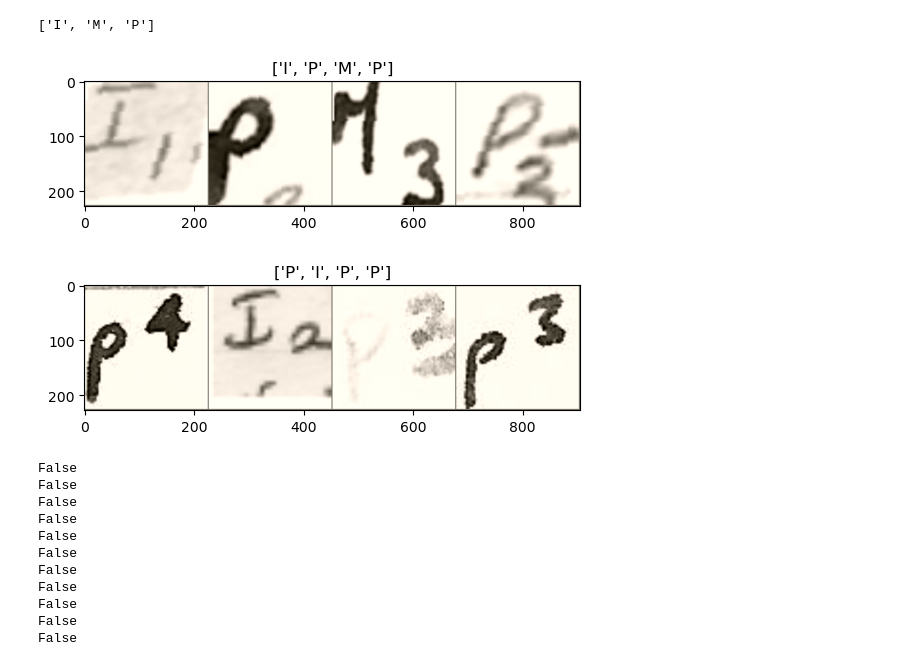
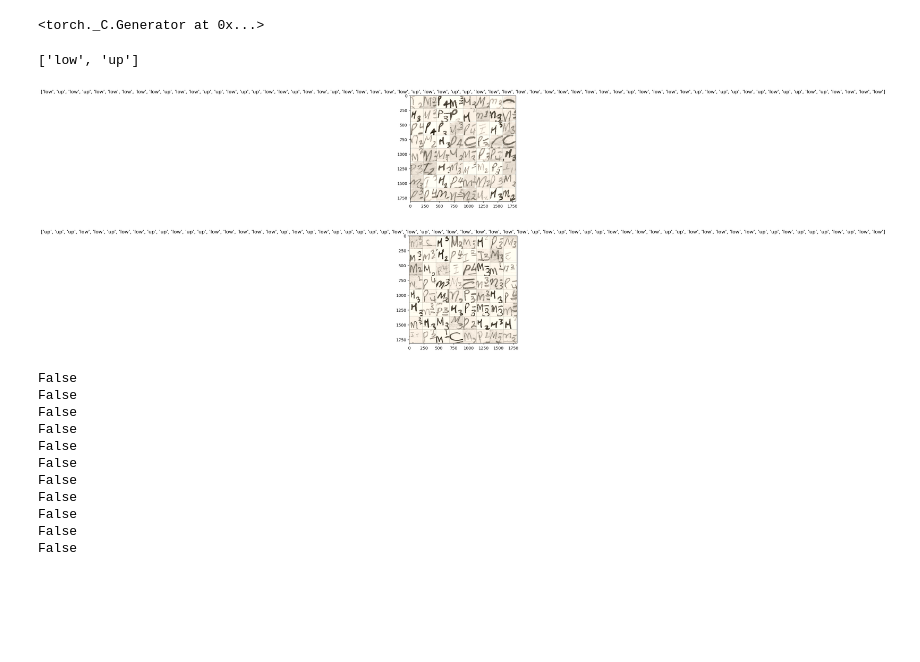
Before and after one commit to korolainenriikka/thesis, a Jupyter notebook: code/experiments/imagenet-based/experiment.ipynb, the cells around one changed output. Saved outputs shown, nothing was run; the diff lists cells and outputs as text; code cells hidden in the pictures; blank space fills up the shorter version.

Commit message:
Use new dataset in experiments

```diff
--- a/code/experiments/imagenet-based/experiment.ipynb
+++ b/code/experiments/imagenet-based/experiment.ipynb
@@ -17,19 +18,25 @@ import mlflow
 # hyperparameters
 # NUM_EPOCHS = 25
 # TODO: update to 50 in final experiments
-NUM_EPOCHS = 12 # new, converged in this time
+NUM_EPOCHS = 50 # new, converged in this time
 # TODO: update to 64 once larger dataset is available
-BATCH_SIZE = 4
+BATCH_SIZE = 64
 LAYERS_TRAINED = 2
 LEARNING_RATE = 0.001
 MOMENTUM = 0.9
+RANDOM_SEED = 15
 
 # use balanced torch imagefolder dataset
-experiment = 'MPI'
+experiment = 'upperlower'
 target_num_of_classes = 3
 
 # add seconds to run training to mlflow!
 runtime = 0
+
+# set random seed for both CUDA and CPU with manual seed
+torch.manual_seed(RANDOM_SEED)
+# %% [output]
+<torch._C.Generator at 0x...>
 # %%
 data_transforms = {
     'train': transforms.Compose([
@@ -41,7 +48,7 @@ data_transforms = {
         transforms.ToTensor(),
         transforms.Normalize([0.5, 0.5, 0.5], [0.2, 0.2, 0.2])
     ]),
-    'test': transforms.Compose([
+    'val': transforms.Compose([
         transforms.Grayscale(3),
         transforms.Resize((224,224)),
         transforms.ToTensor(),
@@ -50,20 +57,20 @@ data_transforms = {
 }
 
 
-data_dir = f'/home/riikoro/fossil_data/tooth_samples/torch_imagefolder_2/{experiment}'
+data_dir = f'/home/riikoro/fossil_data/tooth_samples/torch_imagefolder_0/{experiment}'
 image_datasets = {x: datasets.ImageFolder(os.path.join(data_dir, x),
                                           data_transforms[x])
-                  for x in ['train', 'test']}
-dataloaders = {x: torch.utils.data.DataLoader(image_datasets[x], batch_size=4,
+                  for x in ['train', 'val']}
+dataloaders = {x: torch.utils.data.DataLoader(image_datasets[x], batch_size=BATCH_SIZE,
                                              shuffle=True, num_workers=0) # seed this random
-              for x in ['train', 'test']}
-dataset_sizes = {x: len(image_datasets[x]) for x in ['train', 'test']}
+              for x in ['train', 'val']}
+dataset_sizes = {x: len(image_datasets[x]) for x in ['train', 'val']}
 class_names = image_datasets['train'].classes
 
 device = torch.device("cuda:0" if torch.cuda.is_available() else "cpu")
 class_names
 # %% [output]
-['I', 'M', 'P']
+['low', 'up']
 # %%
 def imshow(inp, title=None):
     """Display image for Tensor."""
@@ -85,17 +92,17 @@ out = torchvision.utils.make_grid(inputs)
 
 imshow(out, title=[class_names[x] for x in classes])
 # %% [output]
-[figure, old version]
+[figure, new version]
 # %%
 # Get a batch of test data
-inputs, classes = next(iter(dataloaders['test']))
+inputs, classes = next(iter(dataloaders['val']))
 
 # Make a grid from batch
 out = torchvision.utils.make_grid(inputs)
 
 imshow(out, title=[class_names[x] for x in classes])
 # %% [output]
-[figure, old version]
+[figure, new version]
 # %%
 # model = torchvision.models.vit_b_16(weights='DEFAULT')
 # model = torchvision.models.alexnet(weights='DEFAULT')
```
Also changed, not shown: parts of 4 cells of this notebook.
